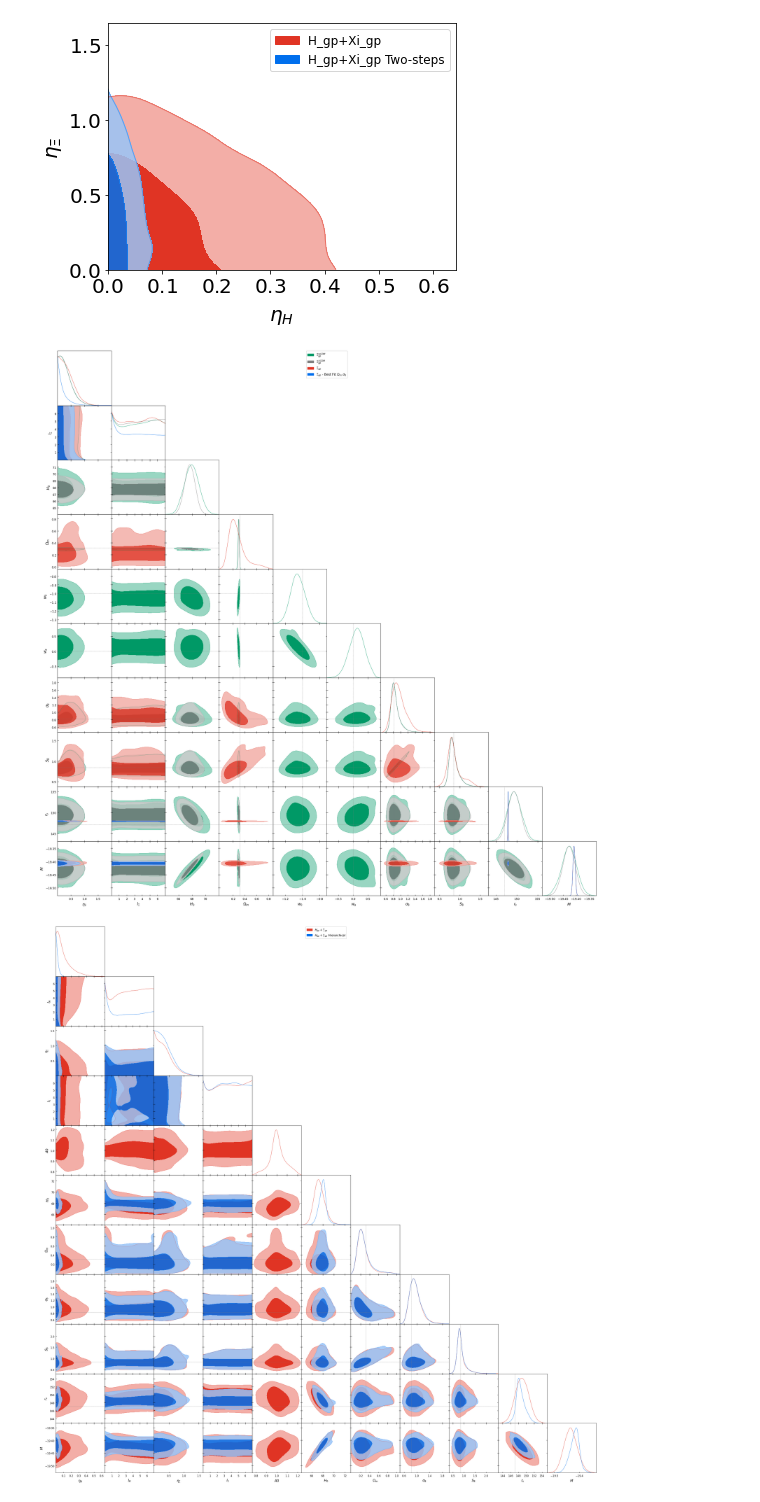
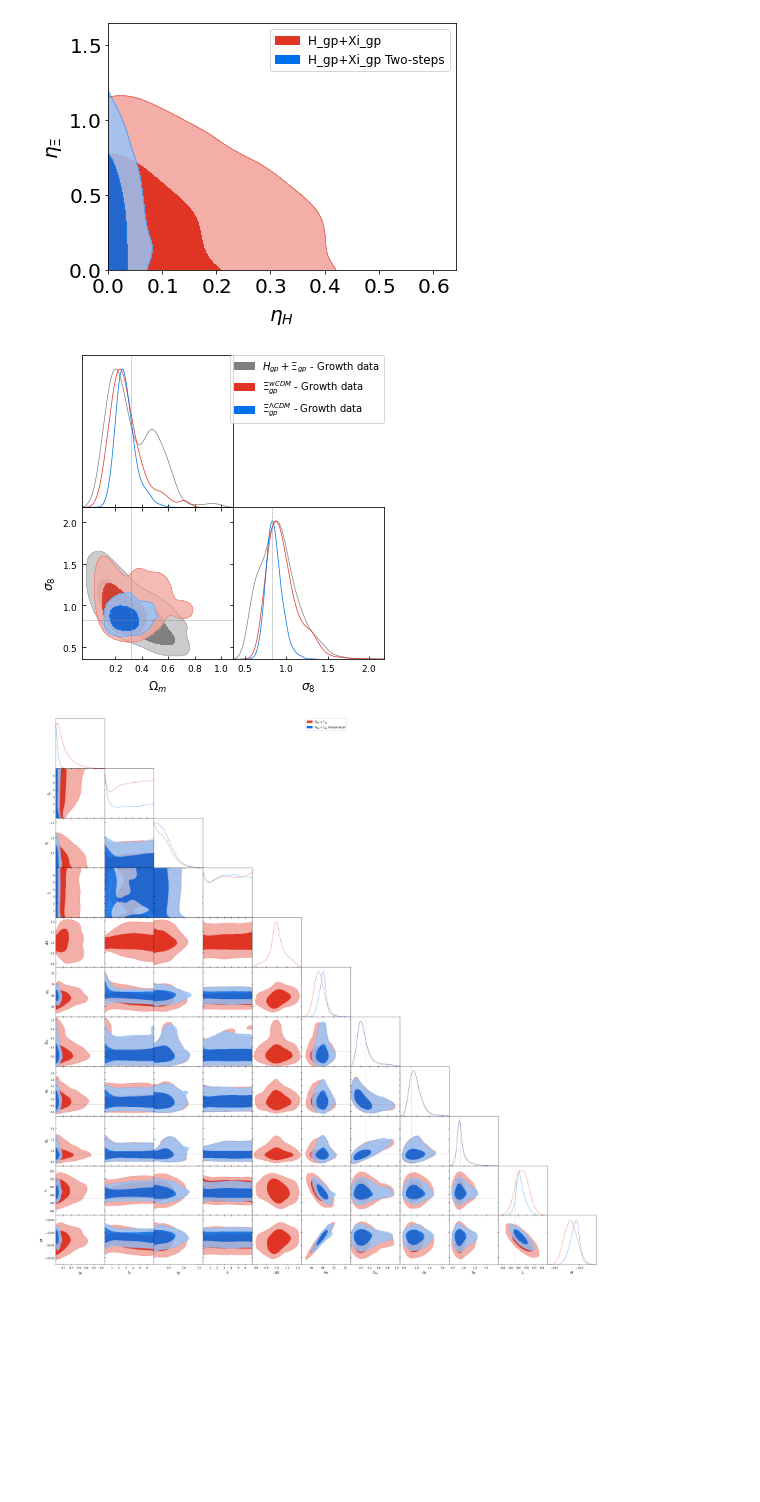
Before and after one commit to JaimeRZP/Growz, a Jupyter notebook: notebooks/plotting_Xi.ipynb, the cells around one changed output. Drawn from its saved outputs; the diff is of its cells as text; code cells hidden in the pictures; blank space fills up the shorter version.

```diff
--- a/notebooks/plotting_Xi.ipynb
+++ b/notebooks/plotting_Xi.ipynb
@@ -84,6 +86,7 @@ Xi_bfWms8 = np.load(os.path.join(path,'All_CMB_best_fit_Xi_bfWms8_7500_7500/samp
 HXi_noA0 = np.load(os.path.join(path,'All_CMB_best_fit_Xi_H_noA0_2500_2500/samples.npz'))
 HXi = np.load(os.path.join(path,'All_CMB_Planck_Xi_H_1500_1500/samples.npz'))
 DESI_HXi = np.load(os.path.join(path,'DESI_CMB_Planck_Xi_H_1500_1500/samples.npz'))
+DESI_2X_HXi = np.load(os.path.join(path,'DESI_CMB_X2_Planck_Xi_H_1500_1500/samples.npz'))
 
 HXi_gro = np.load(os.path.join(path,'All_gro_Planck_Xi_H_1500_1500/samples.npz'))
 Xi_LCDM_gro = np.load(os.path.join(path,'All_gro_best_fit_Xi_LCDM_7500_7500/samples.npz'))
@@ -382,13 +330,15 @@ runs = {'$\Xi_{gp}$': Xi,
         '$\Xi_{gp}^{wCDM}$': Xi_wCDM,
         '$H_{gp}+\Xi_{gp}$ Hierarchical': HXi_noA0,
         '$H_{gp}+\Xi_{gp}$': HXi,
-        'DESI $H_{gp}+\Xi_{gp}$': DESI_HXi}
+        'DESI $H_{gp}+\Xi_{gp}$': DESI_HXi,
+        'DESI 2X $H_{gp}+\Xi_{gp}$': DESI_2X_HXi}
 fmts = {'$\Xi_{gp}$': 'c.',
         '$\Xi_{gp}^{\Lambda CDM}$': 'b.',
         '$\Xi_{gp}^{wCDM}$': 'm.',
         '$H_{gp}+\Xi_{gp}$ Hierarchical': 'k.',
         '$H_{gp}+\Xi_{gp}$': 'r.',
-        'DESI $H_{gp}+\Xi_{gp}$': 'g.' }
+        'DESI $H_{gp}+\Xi_{gp}$': 'g.',
+        'DESI 2X $H_{gp}+\Xi_{gp}$': 'b.' }
 
 for name in runs.keys():
     run = runs[name]
@@ -409,0 +360,25 @@ plt.title('Average variance of $\Xi(z)$ and $H(z)$ samples across z');
+# %%
+runs = {
+        '$H_{gp}+\Xi_{gp}$': HXi,
+        'DESI $H_{gp}+\Xi_{gp}$': DESI_HXi,
+        'DESI 2X $H_{gp}+\Xi_{gp}$': DESI_2X_HXi}
+fmts = {
+        '$H_{gp}+\Xi_{gp}$': 'r.',
+        'DESI $H_{gp}+\Xi_{gp}$': 'g.',
+        'DESI 2X $H_{gp}+\Xi_{gp}$': 'b.' }
+
+for name in runs.keys():
+    run = runs[name]
+    if 'DHz' in run.files:
+        var_H, var_H_err=make_var_fz(run['DHz'])
+    else:
+        var_H, var_H_err=make_var_fz(run['Hz']/data_class.H_arr-1)
+    var_Xi, var_Xi_err=make_var_fz(run['DXiz'])
+    plt.errorbar(var_H, var_Xi, xerr=np.transpose(var_H_err), yerr=np.transpose(var_Xi_err),
+                 fmt=fmts[name], label=name)
+#plt.xlim([-0.01 , 0.1])
+#plt.ylim([0.33 , 0.43])
+plt.legend(loc='lower right', ncol=2)
+plt.xlabel('$\sigma_H$')
+plt.ylabel('$\sigma_\Xi$')
+plt.title('Average variance of $\Xi(z)$ and $H(z)$ samples across z');
@@ -548,14 +523,22 @@ Xi_LCDM_samples = make_samples(Xi_LCDM, ['n_Xi', 'l_Xi', 'H0_gp', 'Omega_m', 'Om
                           ranges, r'$\Xi_{gp}^{\Lambda CDM}$')
 Xi_wCDM_samples = make_samples(Xi_wCDM, ['n_Xi', 'l_Xi', 'H0_gp', 'Omega_m', 'Omega_m_mean', 'w0', 'wa', 's80', 'S80', 'rd', 'M'],
                           ranges, r'$\Xi_{gp}^{wCDM}$')
+Xi_LCDM_gro_samples = make_samples(Xi_LCDM_gro, ['n_Xi', 'l_Xi', 'H0_gp', 'Omega_m', 'Omega_m_mean', 's80', 'S80'],
+                          ranges, r'$\Xi_{gp}^{\Lambda CDM}$ - Growth data')
+Xi_wCDM_gro_samples = make_samples(Xi_wCDM_gro, ['n_Xi', 'l_Xi', 'H0_gp', 'Omega_m', 'Omega_m_mean', 'w0', 'wa', 's80', 'S80'],
+                          ranges, r'$\Xi_{gp}^{wCDM}$ - Growth data')
 Xi_bfWms8_samples = make_samples(Xi_bfWms8, ['n_Xi', 'l_Xi', 'H0_gp', 'rd', 'M'],
                                  ranges, r'$\Xi_{gp}$ - Best Fit $\Omega_m$ $\sigma_8$')
 HXi_noA0_samples = make_samples(HXi_noA0, ['n_H', 'l_H', 'n_Xi', 'l_Xi', 'H0_gp', 'Omega_m', 's80', 'S80', 'rd', 'M'],
                                 ranges, '$H_{gp}+\Xi_{gp}$ Hierarchical')
 HXi_samples = make_samples(HXi, ['n_H', 'l_H', 'n_Xi', 'l_Xi', 'A0', 'H0_gp', 'Omega_m', 's80', 'S80', 'rd', 'M'],
                                 ranges, '$H_{gp}+\Xi_{gp}$')
+HXi_gro_samples = make_samples(HXi_gro, ['n_H', 'l_H', 'n_Xi', 'l_Xi', 'A0', 'H0_gp', 'Omega_m', 's80', 'S80'],
+                                ranges, '$H_{gp}+\Xi_{gp}$ - Growth data')
 DESI_HXi_samples = make_samples(DESI_HXi, ['n_H', 'l_H', 'n_Xi', 'l_Xi', 'A0', 'H0_gp', 'Omega_m', 's80', 'S80', 'rd'],
                                 ranges, 'DESI $H_{gp}+\Xi_{gp}$')
+DESI_2X_HXi_samples = make_samples(DESI_2X_HXi, ['n_H', 'l_H', 'n_Xi', 'l_Xi', 'A0', 'H0_gp', 'Omega_m', 's80', 'S80', 'rd'],
+                                ranges, 'DESI 2X $H_{gp}+\Xi_{gp}$')
 # %% [output]
 Removed no burn in
 Removed no burn in
@@ -579,18 +566,19 @@ g.export('/mnt/c/Users/Jaime/Desktop/PhD/beyond_gp_figures/eta_eta.pdf')
 [figure]
 # %%
 g = plots.getSubplotPlotter(subplot_size=2.5)
-g.triangle_plot([Xi_wCDM_samples, Xi_LCDM_samples, Xi_samples, Xi_bfWms8_samples],
+g.triangle_plot([HXi_gro_samples, Xi_wCDM_gro_samples, Xi_LCDM_gro_samples],
+                ['Omega_m', 's80'],
                 filled=True,
                 markers={'H0':100*data_class.cosmo.h(),
                          'Omega_m': data_class.cosmo.Omega_m(),
                          'Omega_m_mean': data_class.cosmo.Omega_m(),
                          'w0': -1,
                          'wa': 0,
                          's80': data_class.cosmo.sigma8(),
                          'S80': data_class.cosmo.sigma8()*np.sqrt(data_class.cosmo.Omega_m()/0.3),
                         'rd':147.06546072,
                          'M': -19.2})
 
 g.export('/mnt/c/Users/Jaime/Desktop/PhD/beyond_gp_figures/triangle_Xi_data.pdf')
 # %% [output]
-[figure, old version]
+[figure, new version]
```
Also changed, not shown: parts of 16 cells of this notebook, 4 other files.
